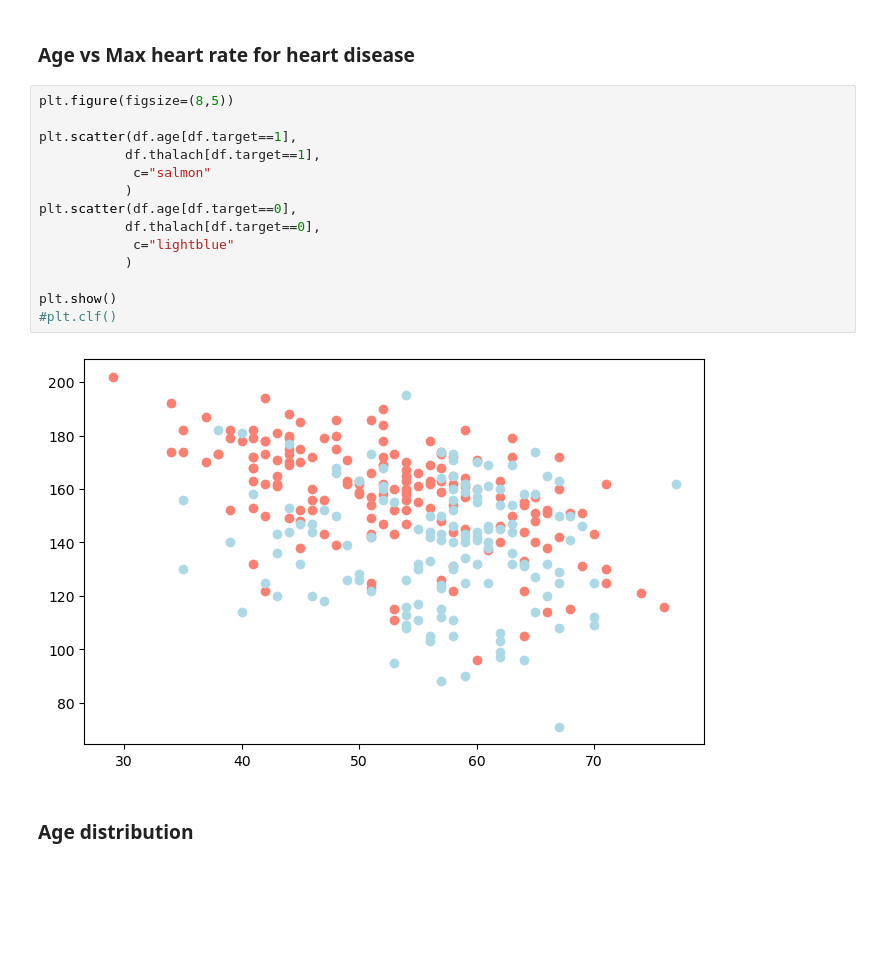
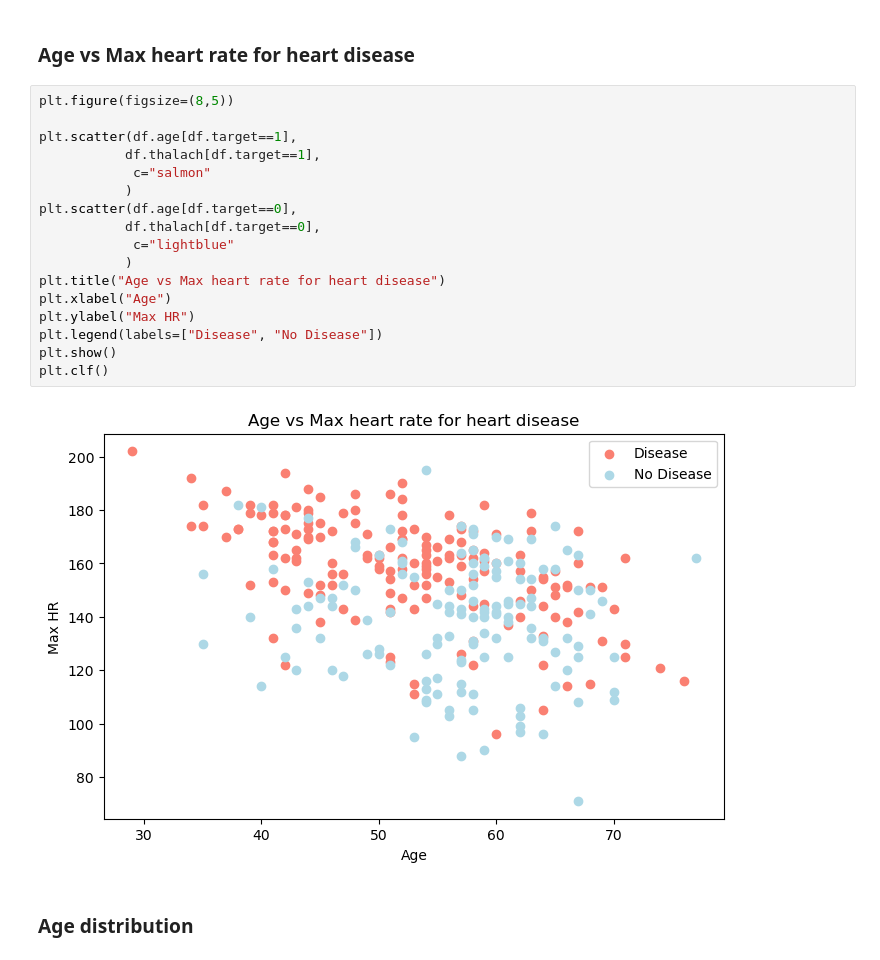
Before and after one commit to mathiasgreve/heartdisease-project, a Jupyter notebook: heart-disease-classification.ipynb, the cells around one changed output. Drawn from its saved outputs; the diff is of its cells as text; blank space fills up the shorter version.

```diff
--- a/heart-disease-classification.ipynb
+++ b/heart-disease-classification.ipynb
@@ -189,19 +191,22 @@ plt.show()
 # %%
 plt.figure(figsize=(8,5))
 
 plt.scatter(df.age[df.target==1],
            df.thalach[df.target==1],
             c="salmon"
            )
 plt.scatter(df.age[df.target==0],
            df.thalach[df.target==0],
             c="lightblue"
            )
-
+plt.title("Age vs Max heart rate for heart disease")
+plt.xlabel("Age")
+plt.ylabel("Max HR")
+plt.legend(labels=["Disease", "No Disease"])
 plt.show()
-#plt.clf()
+plt.clf()
 # %% [output]
-[figure, old version]
+[figure, new version]
 # %% [markdown]
 ### Age distribution
 # %%
```
Also changed, not shown: parts of 14 cells of this notebook.
